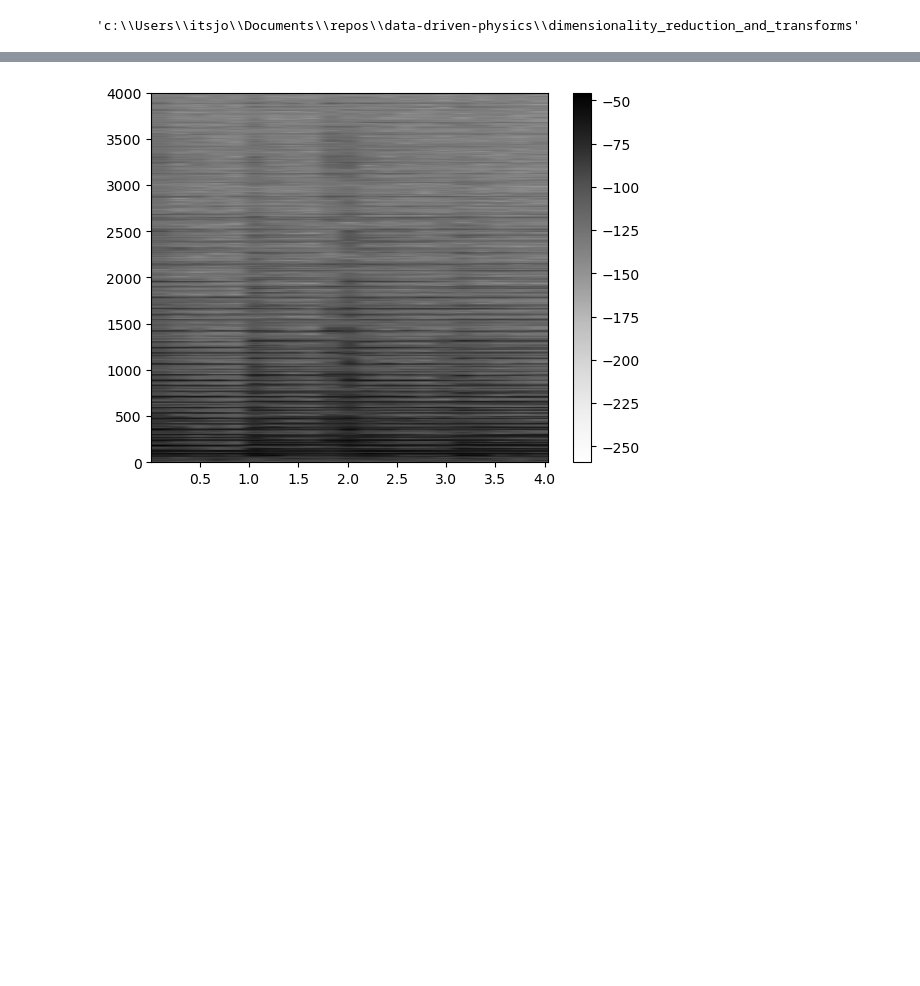
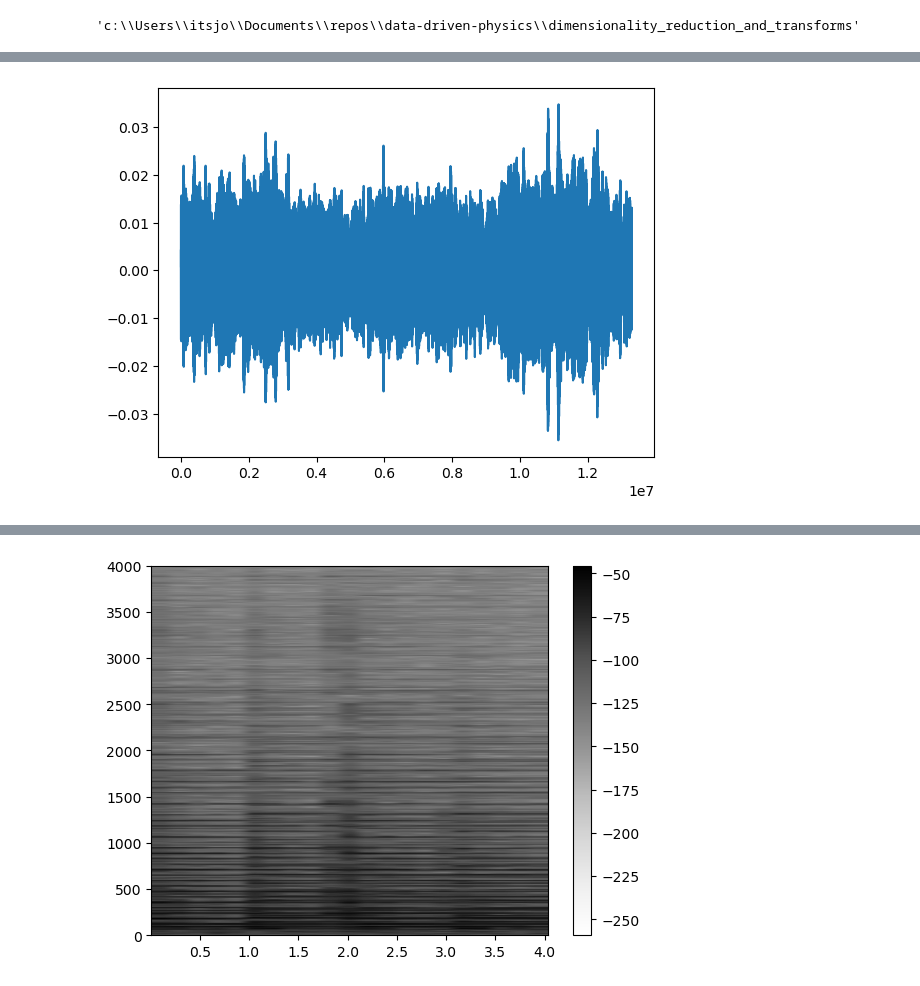
Before and after one commit to shondle/data-driven-physics, a Jupyter notebook: dimensionality_reduction_and_transforms/fourier.ipynb, the cells around one changed output, grey strips where cells are left out. Cells and saved outputs as stored; diff of their text form; code cells hidden in the pictures; blank space fills up the shorter version.

```diff
--- a/dimensionality_reduction_and_transforms/fourier.ipynb
+++ b/dimensionality_reduction_and_transforms/fourier.ipynb
@@ -22,0 +40,13 @@ y, sr = librosa.load('chopin.mp3', sr=sampling_rate)
+# %%
+# use PSD to filter out noise -> stuff with fourier coefficients under certain threshold zerod
+indices = PSD > 0.6 # threshold
+PSDclean = PSD * indices
+fhat = indices * fft
+ffilt = np.fft.ifft(fhat).astype('float')
+# %%
+# taking out the noise using FFT power spectrum
+plt.plot(ffilt)
+
+plt.show()
+# %% [output]
+[figure, added]
```
Also changed, not shown: parts of 15 cells of this notebook.
